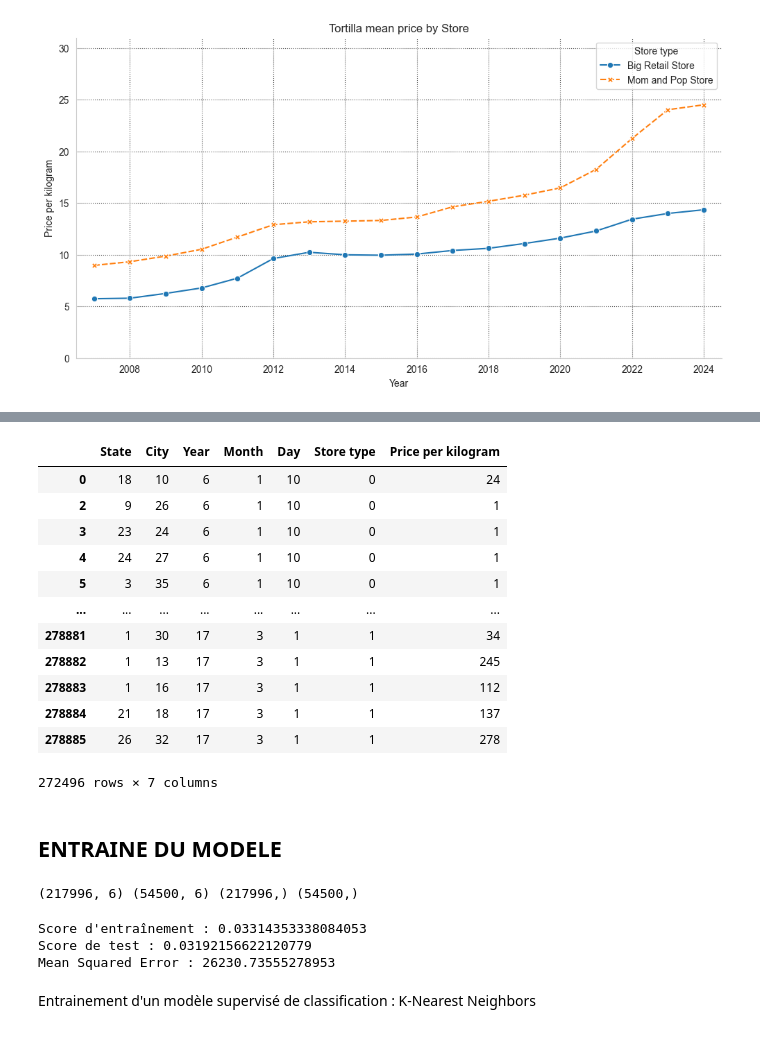
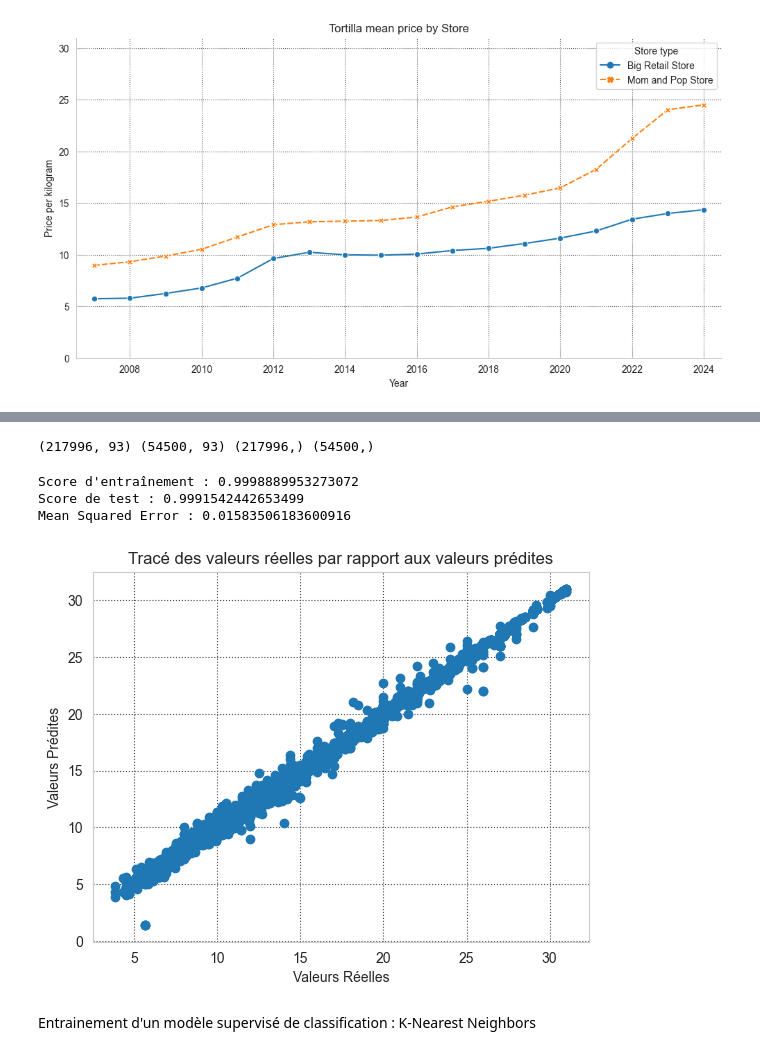
Before and after one commit to Rhapsoody/TortillaPredict, a Jupyter notebook: TortiPredict.ipynb, the cells around one changed output, grey strips where cells are left out. Drawn from its saved outputs; the diff is of its cells as text; code cells hidden in the pictures.

Commit message:
api + functions + model selection

```diff
--- a/TortiPredict.ipynb
+++ b/TortiPredict.ipynb
@@ -334,3 +292,0 @@ Name: count, dtype: int64
-# %%
-clean_tortilla_datas = categorical(clean_tortilla_datas, 'Store type')
-clean_tortilla_datas
@@ -371,3 +292,0 @@ Name: count, dtype: int64
-# %%
-clean_tortilla_datas = categorical(clean_tortilla_datas, 'City')
-clean_tortilla_datas
@@ -404,37 +293,26 @@ Name: count, Length: 1233, dtype: int64
-# %%
-clean_tortilla_datas = categorical(clean_tortilla_datas, 'Price per kilogram')
-clean_tortilla_datas
-# %% [output]
-|  | State | City | Year | Month | Day | Store type | Price per kilogram |
-| 0 | 18 | 10 | 6 | 1 | 10 | 0 | 24 |
-| 2 | 9 | 26 | 6 | 1 | 10 | 0 | 1 |
-| 3 | 23 | 24 | 6 | 1 | 10 | 0 | 1 |
-| 4 | 24 | 27 | 6 | 1 | 10 | 0 | 1 |
-| 5 | 3 | 35 | 6 | 1 | 10 | 0 | 1 |
-| ... | ... | ... | ... | ... | ... | ... | ... |
-| 278881 | 1 | 30 | 17 | 3 | 1 | 1 | 34 |
-| 278882 | 1 | 13 | 17 | 3 | 1 | 1 | 245 |
-| 278883 | 1 | 16 | 17 | 3 | 1 | 1 | 112 |
-| 278884 | 21 | 18 | 17 | 3 | 1 | 1 | 137 |
-| 278885 | 26 | 32 | 17 | 3 | 1 | 1 | 278 |
-272496 rows × 7 columns
 # %%
 clean_tortilla_datas.to_csv('data_clean.csv')
-# %% [markdown]
-## ENTRAINE DU MODELE
 # %%
 #Entrainement du model pour prédire le prix des tortillas
 
 X = clean_tortilla_datas.drop(['Price per kilogram'], axis=1)
 y = clean_tortilla_datas['Price per kilogram']
 
-X_train, X_test, y_train, y_test = train_test_split(X, y, test_size=0.2, random_state=42)
+X_train, X_test, y_train, y_test = train_test_split(X, y, test_size=0.2, random_state=1)
 
 print(X_train.shape, X_test.shape, y_train.shape, y_test.shape)
+
+print(X_train.head())
+
+print(y_train.head())
+
+print(X_test.head())
+
+print(y_test.head())
 # %% [output]
-(217996, 6) (54500, 6) (217996,) (54500,)
+(217996, 93) (54500, 93) (217996,) (54500,)
 # %%
-model = LinearRegression()
+model = RandomForestRegressor(n_estimators=40, random_state=1)
 model.fit(X_train, y_train)
 
 y_pred = model.predict(X_test)
@@ -453,9 +331,18 @@ print(f"Mean Squared Error : {mse}")
 with open("model.pkl", "wb") as file:
     pickle.dump(model, file)
 # %% [output]
-Score d'entraînement : 0.03314353338084053
-Score de test : 0.03192156622120779
-Mean Squared Error : 26230.73555278953
+Score d'entraînement : 0.9998889953273072
+Score de test : 0.9991542442653499
+Mean Squared Error : 0.01583506183600916
+# %%
+# Tracé des valeurs réelles par rapport aux valeurs prédites
+plt.scatter(y_test, y_pred)
+plt.xlabel("Valeurs Réelles")
+plt.ylabel("Valeurs Prédites")
+plt.title("Tracé des valeurs réelles par rapport aux valeurs prédites")
+plt.show()
+# %% [output]
+[figure, added]
 # %% [markdown]
 Entrainement d'un modèle supervisé de classification : K-Nearest Neighbors
 # %%
```
Also changed, not shown: parts of 22 cells of this notebook, 3 other files.
